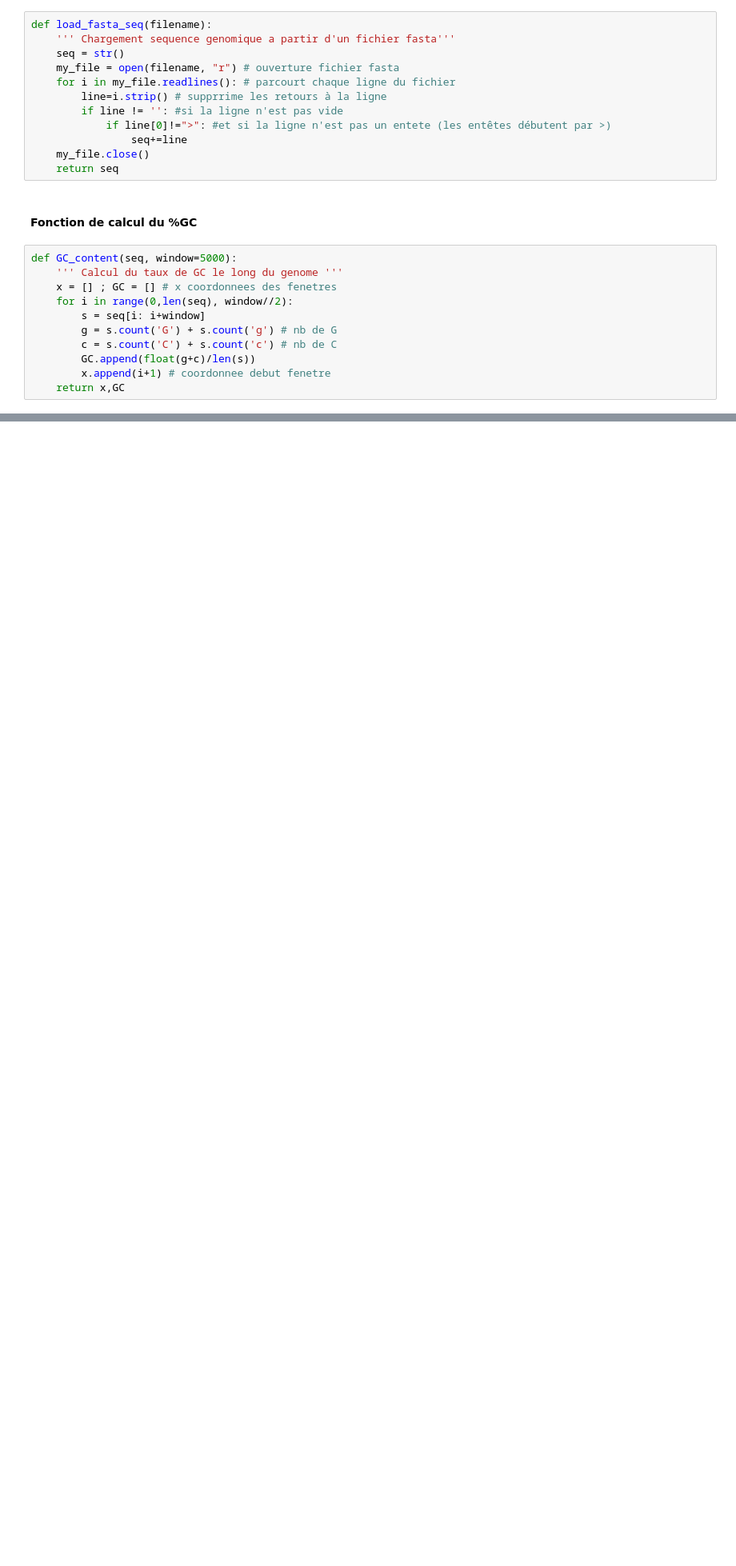
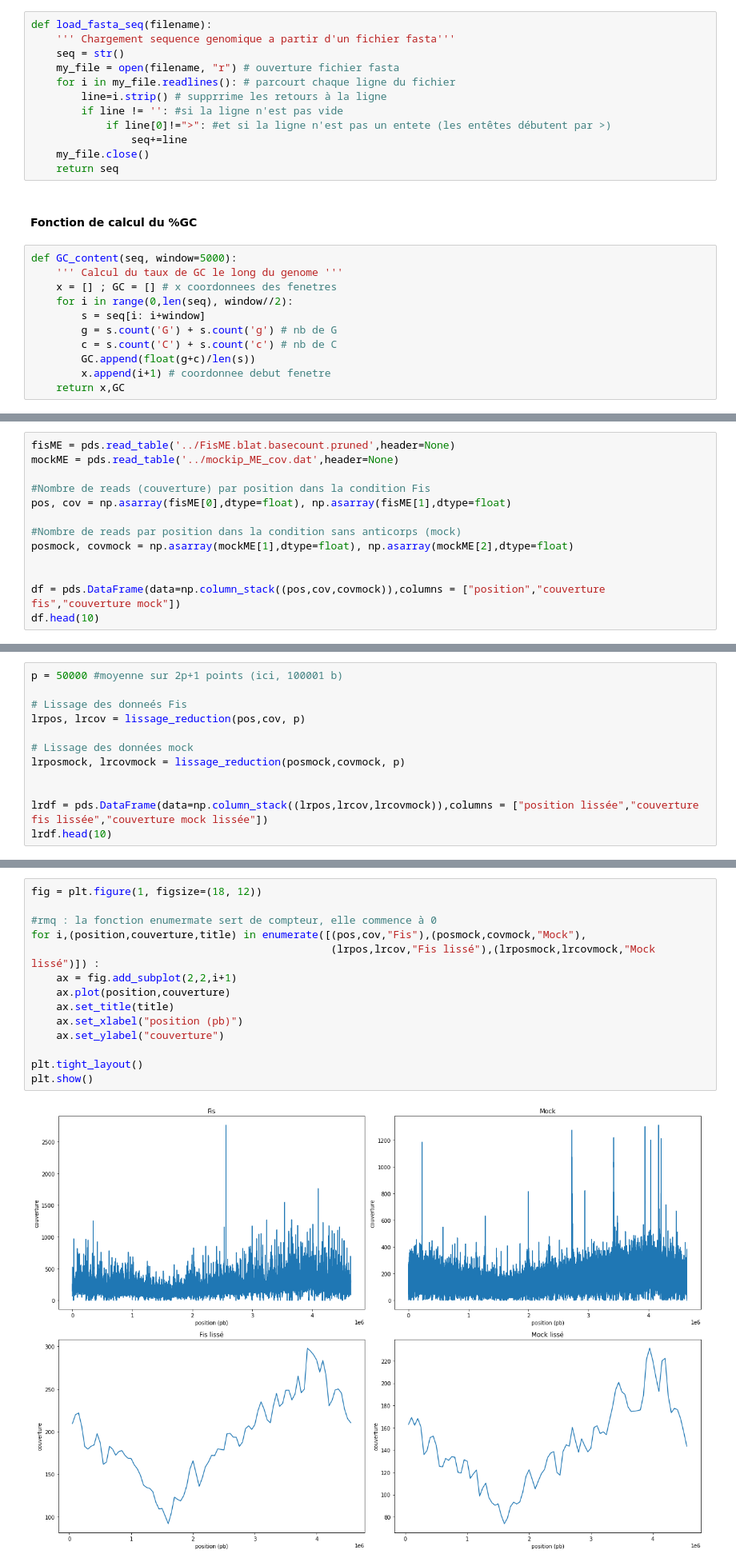
Before and after one commit to neonicoo/TP_ChIP-Seq_4BiM, a Jupyter notebook: TP_ChIP-Seq_4BiM.ipynb, the cells around one changed output, grey strips where cells are left out. Shown at 80% size. Drawn from its saved outputs; the diff is of its cells as text; blank space fills up the shorter version.

Commit message:
Analyse à échelle grande/intermediaire/faible + calcule %GC + graphes

```diff
--- a/TP_ChIP-Seq_4BiM.ipynb
+++ b/TP_ChIP-Seq_4BiM.ipynb
@@ -57,0 +60,13 @@ def GC_content(seq, window=5000):
+# %%
+fisME = pds.read_table('../FisME.blat.basecount.pruned',header=None)
+mockME = pds.read_table('../mockip_ME_cov.dat',header=None)
+
+#Nombre de reads (couverture) par position dans la condition Fis
+pos, cov = np.asarray(fisME[0],dtype=float), np.asarray(fisME[1],dtype=float)
+
+#Nombre de reads par position dans la condition sans anticorps (mock)
+posmock, covmock = np.asarray(mockME[1],dtype=float), np.asarray(mockME[2],dtype=float)
+
+
+df = pds.DataFrame(data=np.column_stack((pos,cov,covmock)),columns = ["position","couverture fis","couverture mock"])
+df.head(10)
@@ -57,0 +87,12 @@ def GC_content(seq, window=5000):
+# %%
+p = 50000 #moyenne sur 2p+1 points (ici, 100001 b)
+
+# Lissage des donneés Fis
+lrpos, lrcov = lissage_reduction(pos,cov, p)
+
+# Lissage des données mock
+lrposmock, lrcovmock = lissage_reduction(posmock,covmock, p)
+
+
+lrdf = pds.DataFrame(data=np.column_stack((lrpos,lrcov,lrcovmock)),columns = ["position lissée","couverture fis lissée","couverture mock lissée"])
+lrdf.head(10)
@@ -57,0 +113,16 @@ def GC_content(seq, window=5000):
+# %%
+fig = plt.figure(1, figsize=(18, 12))
+
+#rmq : la fonction enumermate sert de compteur, elle commence à 0
+for i,(position,couverture,title) in enumerate([(pos,cov,"Fis"),(posmock,covmock,"Mock"),
+                                                (lrpos,lrcov,"Fis lissé"),(lrposmock,lrcovmock,"Mock lissé")]) :
+    ax = fig.add_subplot(2,2,i+1)
+    ax.plot(position,couverture)
+    ax.set_title(title)
+    ax.set_xlabel("position (pb)")
+    ax.set_ylabel("couverture")
+
+plt.tight_layout()
+plt.show()
+# %% [output]
+[figure, added]
```
Also changed, not shown: parts of 20 cells of this notebook.
